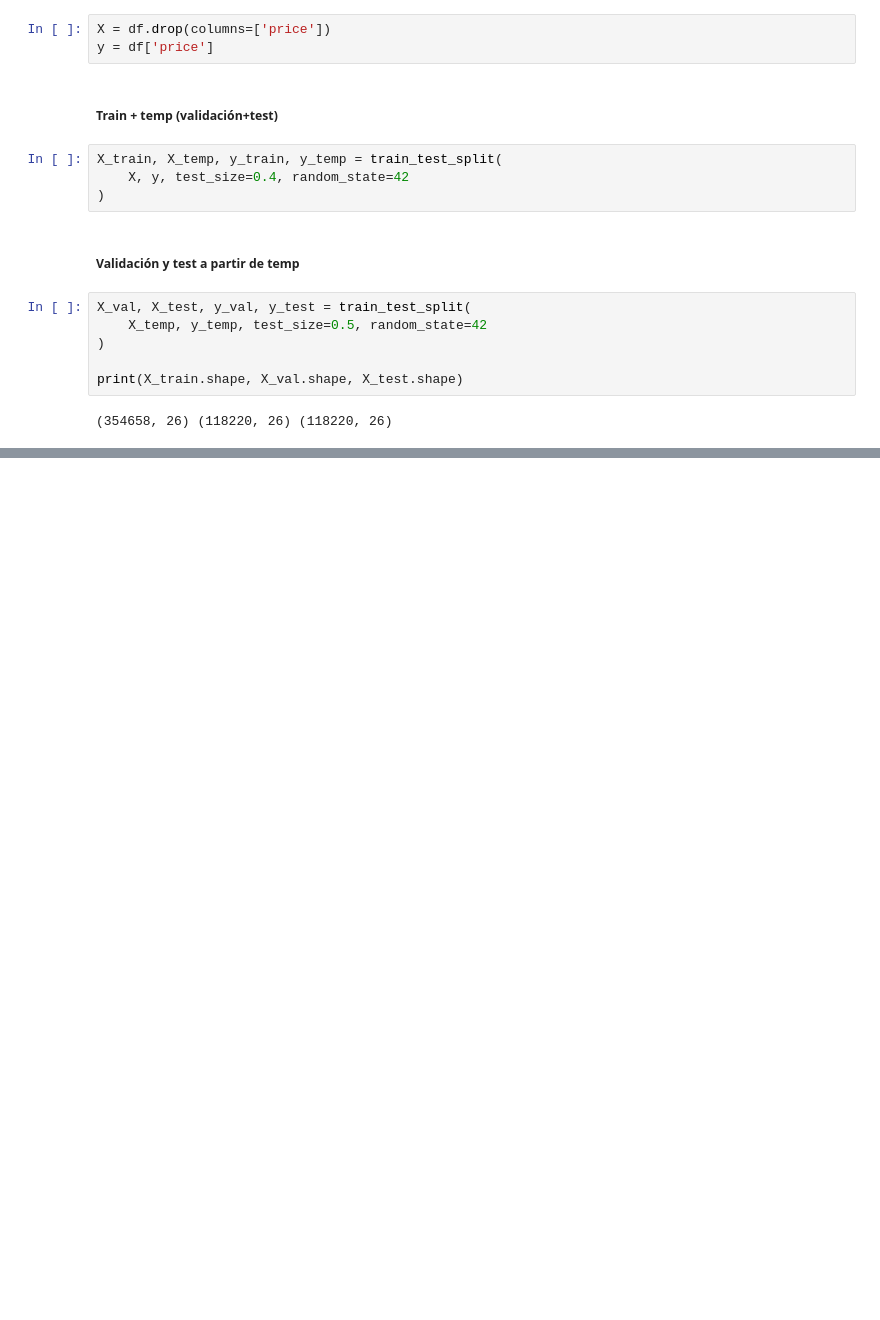
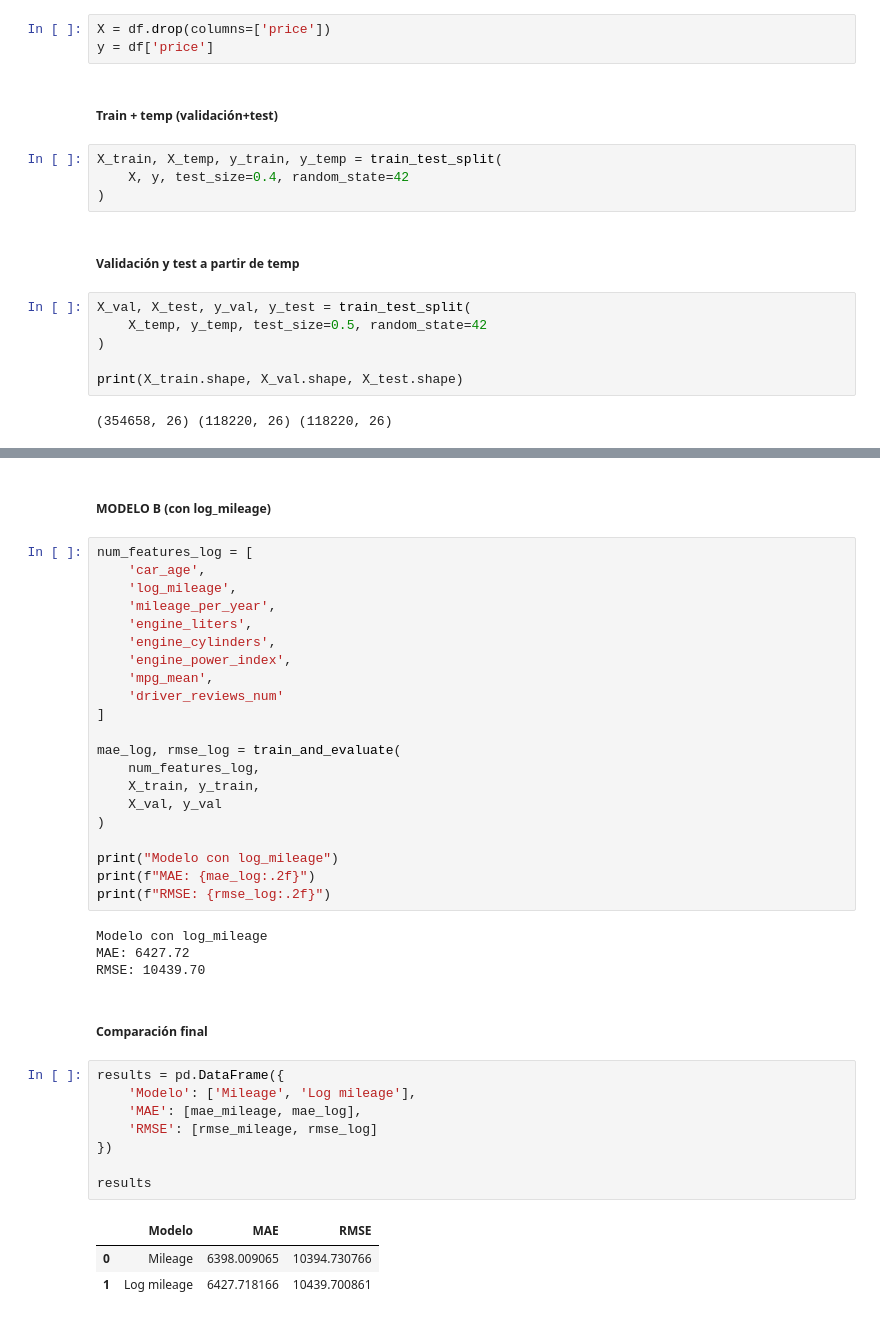
Before and after one commit to krodgall/Machine_Learning_project, a Jupyter notebook: notebooks/06_modelado.ipynb, the cells around one changed output, grey strips where cells are left out. Drawn from its saved outputs; the diff is of its cells as text; blank space fills up the shorter version.

```diff
--- a/notebooks/06_modelado.ipynb
+++ b/notebooks/06_modelado.ipynb
@@ -29,0 +114,41 @@ print(X_train.shape, X_val.shape, X_test.shape)
+# %% [markdown]
+##### MODELO B (con log_mileage)
+# %%
+num_features_log = [
+    'car_age',
+    'log_mileage',
+    'mileage_per_year',
+    'engine_liters',
+    'engine_cylinders',
+    'engine_power_index',
+    'mpg_mean',
+    'driver_reviews_num'
+]
+
+mae_log, rmse_log = train_and_evaluate(
+    num_features_log,
+    X_train, y_train,
+    X_val, y_val
+)
+
+print("Modelo con log_mileage")
+print(f"MAE: {mae_log:.2f}")
+print(f"RMSE: {rmse_log:.2f}")
+# %% [output]
+Modelo con log_mileage
+MAE: 6427.72
+RMSE: 10439.70
+# %% [markdown]
+##### Comparación final
+# %%
+results = pd.DataFrame({
+    'Modelo': ['Mileage', 'Log mileage'],
+    'MAE': [mae_mileage, mae_log],
+    'RMSE': [rmse_mileage, rmse_log]
+})
+
+results
+# %% [output]
+|  | Modelo | MAE | RMSE |
+| 0 | Mileage | 6398.009065 | 10394.730766 |
+| 1 | Log mileage | 6427.718166 | 10439.700861 |
```
Also changed, not shown: parts of 8 cells of this notebook, 2 other files.
